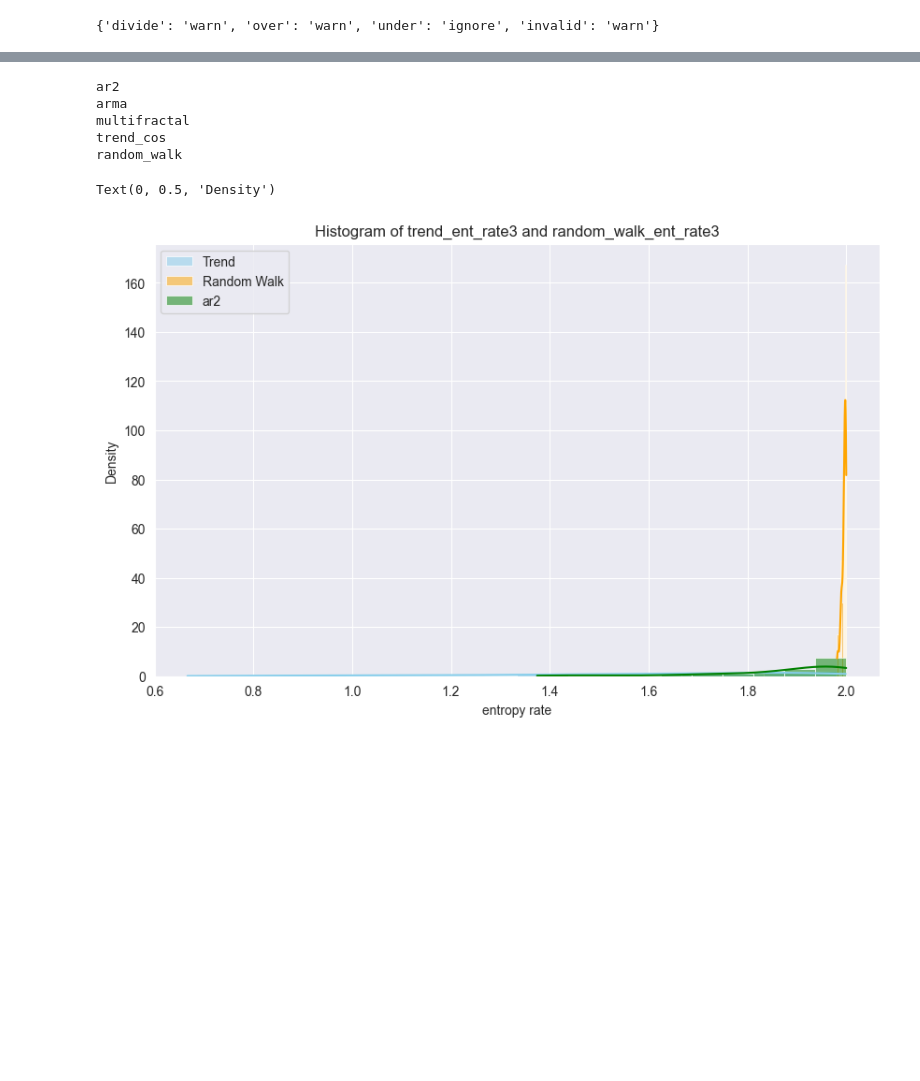
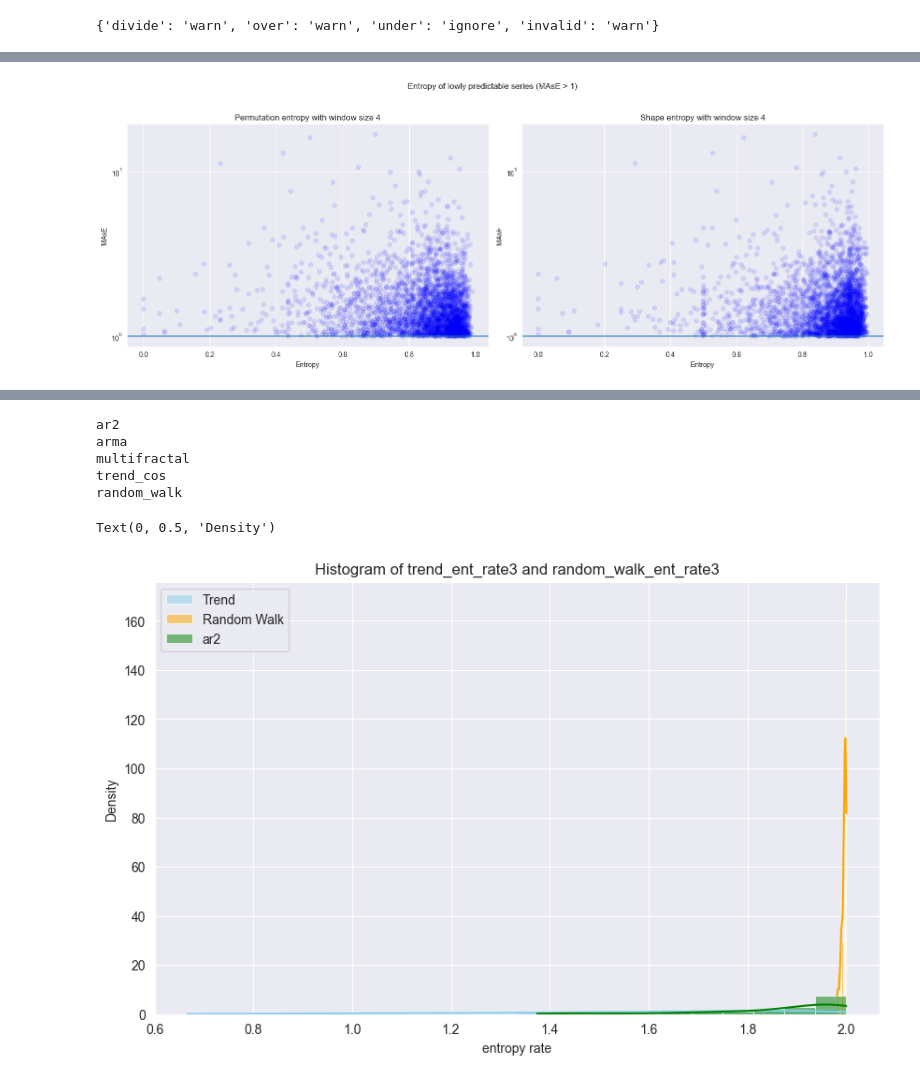
Before and after one commit to dynolab/predan, a Jupyter notebook: notebooks/new_perm.ipynb, the cells around one changed output, grey strips where cells are left out. Drawn from its saved outputs; the diff is of its cells as text; code cells hidden in the pictures; blank space fills up the shorter version.

```diff
--- a/notebooks/new_perm.ipynb
+++ b/notebooks/new_perm.ipynb
@@ -125 +123,30 @@ plt.show()
+# %%
+fig, axes = plt.subplots(1, 2, figsize=(16, 6))
+
+# Первый график
+axes[0].scatter(new_df[new_df['mase'] > 1]['perm_ent4'], new_df[new_df['mase'] > 1]['mase'], color='blue', alpha=0.1)
+axes[0].set_title('Permutation entropy with window size 4')
+axes[0].axhline(y=1)
+axes[0].set_xlabel('Entropy')
+axes[0].set_ylabel('MAsE')
+axes[0].semilogy()
+axes[0].grid(True)
+
+# Второй график (можно использовать другой набор данных или изменить параметры)
+axes[1].scatter(new_df[new_df['mase']>1]['shape_ent5'], new_df[new_df['mase']>1]['mase'], color='blue', alpha=0.1)
+axes[1].set_title('Shape entropy with window size 4')
+axes[1].axhline(y=1)
+axes[1].set_xlabel('Entropy')
+axes[1].set_ylabel('MAsE')
+axes[1].semilogy()
+axes[1].grid(True)
+
+# Общий заголовок для всего рисунка
+fig.suptitle('Entropy of lowly predictable series (MAsE > 1)')
+
+plt.tight_layout(rect=[0, 0, 1, 0.95])
+plt.savefig('../src/perm_shape_MAsE_M4.png')
+plt.show()
+# %% [output]
+[figure, added]
 # %%
```
Also changed, not shown: parts of 18 cells of this notebook, 12 other files.
